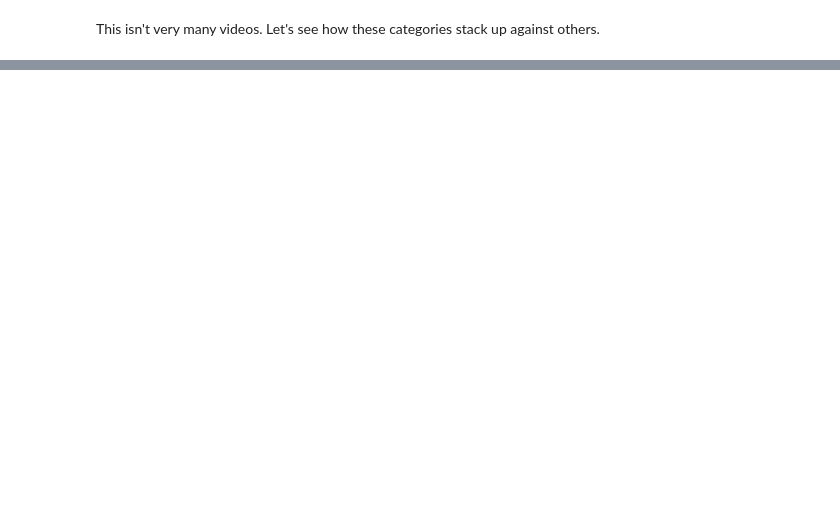
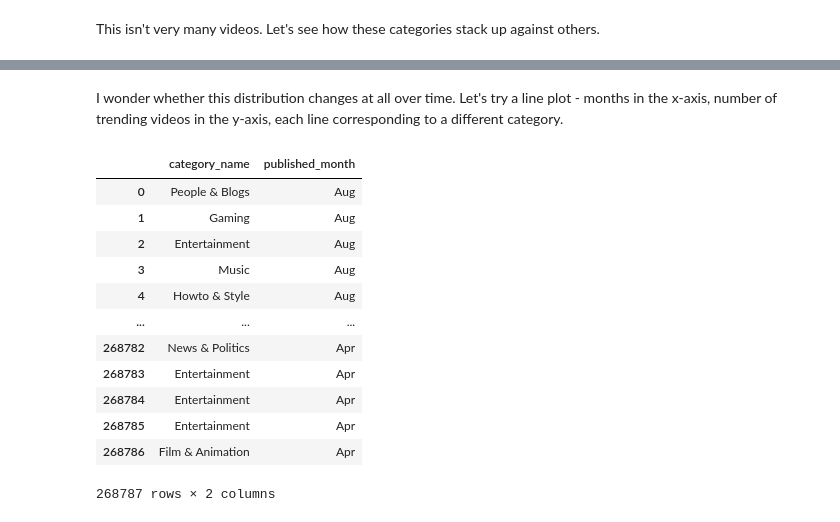
Before and after one commit to raven-cruz/Successful-YouTube-Videos, a Jupyter notebook: yt-data.ipynb, the cells around one changed output, grey strips where cells are left out. Cells and saved outputs as stored; diff of their text form; code cells hidden in the pictures; blank space fills up the shorter version.

```diff
--- a/yt-data.ipynb
+++ b/yt-data.ipynb
@@ -135,0 +146,24 @@ plt.show()
+# %% [markdown]
+I wonder whether this distribution changes at all over time. Let's try a line plot - months in the x-axis, number of trending videos in the y-axis, each line corresponding to a different category.
+# %%
+# published_at column looks like "2020-08-11T16:38:55Z"
+# need to extract the month portion
+published_at_df = yt_df[["publishedAt", "category_name"]].copy()
+published_at_df["publishedAt"] = pd.to_datetime(published_at_df["publishedAt"], format="ISO8601")
+published_at_df["published_month"] = published_at_df["publishedAt"].dt.strftime("%b")   # gets months as strings
+published_at_df = published_at_df.drop(columns=["publishedAt"])
+published_at_df
+# %% [output]
+|  | category_name | published_month |
+| 0 | People & Blogs | Aug |
+| 1 | Gaming | Aug |
+| 2 | Entertainment | Aug |
+| 3 | Music | Aug |
+| 4 | Howto & Style | Aug |
+| ... | ... | ... |
+| 268782 | News & Politics | Apr |
+| 268783 | Entertainment | Apr |
+| 268784 | Entertainment | Apr |
+| 268785 | Entertainment | Apr |
+| 268786 | Film & Animation | Apr |
+268787 rows × 2 columns
```
Also changed, not shown: parts of 6 cells of this notebook.
